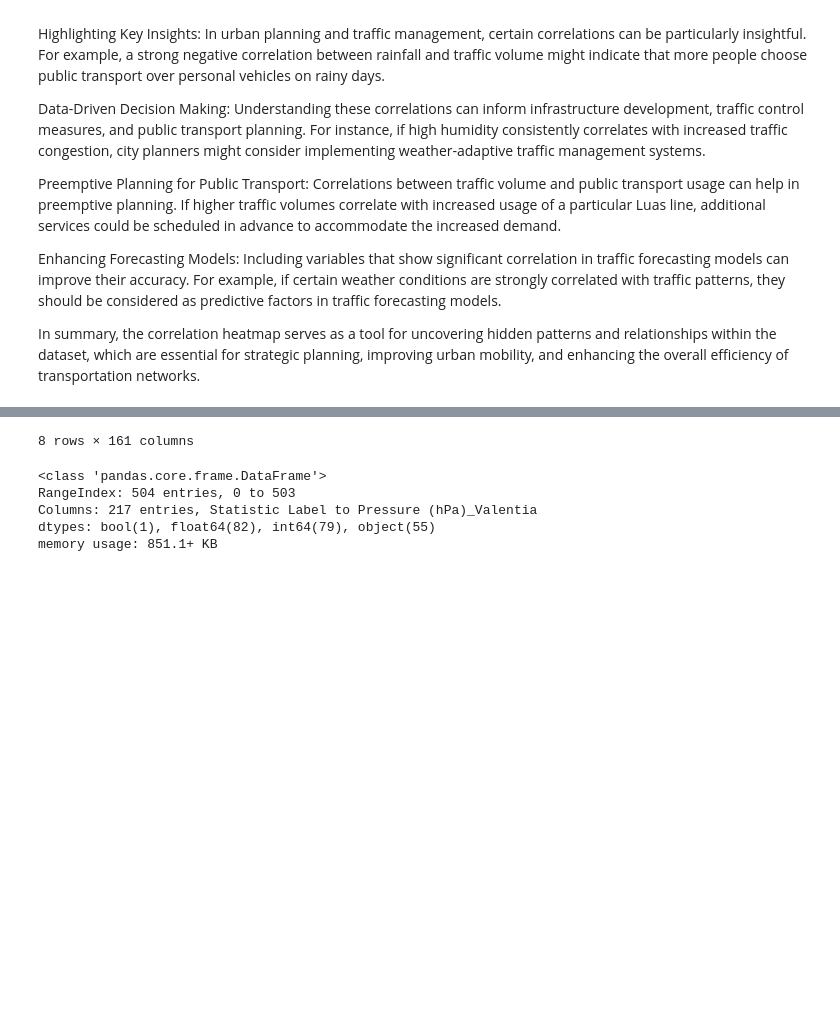
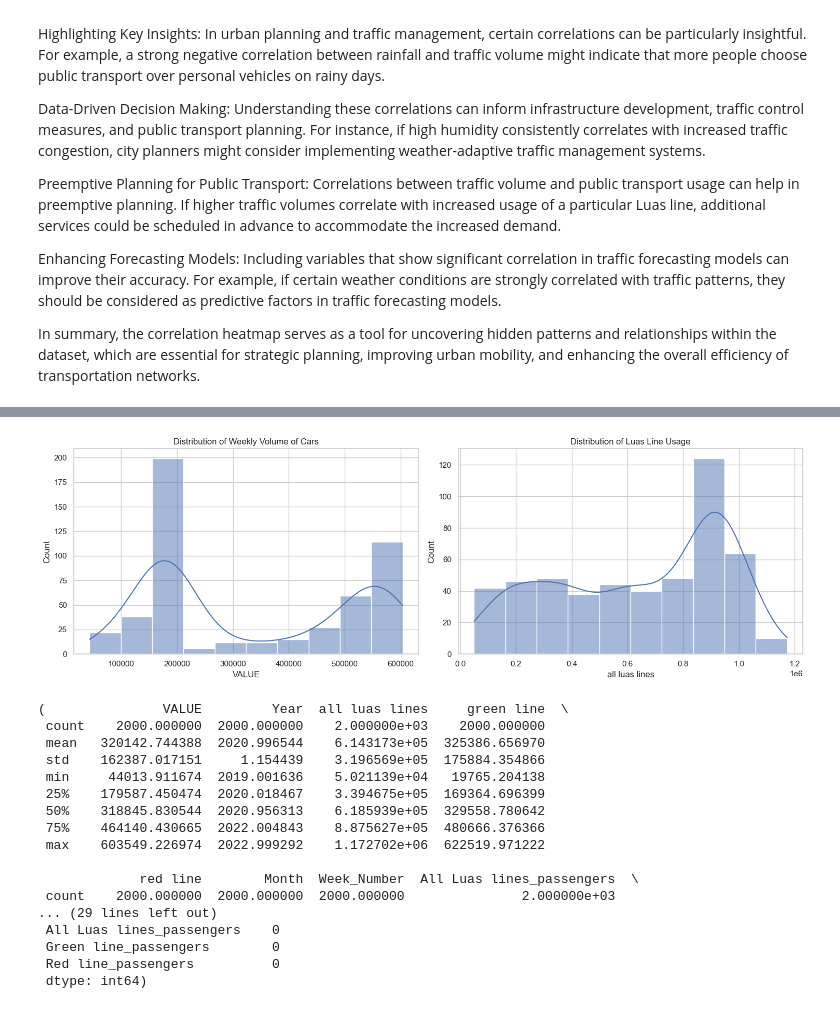
Before and after one commit to sba23022/sba23022, a Jupyter notebook: CA2_TransportFlowForecast_Analysis-checkpoint.ipynb, the cells around one changed output, grey strips where cells are left out. Cells and saved outputs as stored; diff of their text form; code cells hidden in the pictures; blank space fills up the shorter version.

```diff
--- a/CA2_TransportFlowForecast_Analysis-checkpoint.ipynb
+++ b/CA2_TransportFlowForecast_Analysis-checkpoint.ipynb
@@ -2113,2 +2047,9 @@ merged_df.describe()
 # %%
-#merged_df.to_csv('Traffic_data.csv', index=False)
+import pandas as pd
+
+# Load the dataset to examine its structure and content
+file_path = 'Extended_Dublin_Traffic_data.csv'
+data = pd.read_csv(file_path)
+
+# Displaying the first few rows of the dataset
+data.head()
@@ -2117,3 +2106,28 @@ traffic = pd.read_csv("Traffic_data.csv")
 # %%
-traffic.describe()
+import matplotlib.pyplot as plt
+import seaborn as sns
+
+# Summary statistics of the dataset
+summary_stats = data.describe()
+
+# Checking for missing values
+missing_values = data.isnull().sum()
+
+# Visualization of the distribution of a few key variables
+plt.figure(figsize=(15, 5))
+
+# Plotting the distribution of 'VALUE' (Weekly volume of cars)
+plt.subplot(1, 2, 1)
+sns.histplot(traffic_data['VALUE'], kde=True)
+plt.title('Distribution of Weekly Volume of Cars')
+
+# Plotting the distribution of 'all luas lines' (Luas line usage)
+plt.subplot(1, 2, 2)
+sns.histplot(traffic_data['all luas lines'], kde=True)
+plt.title('Distribution of Luas Line Usage')
+
+plt.tight_layout()
+plt.show()
+
+summary_stats, missing_values
 # %% [output]
@@ -2129,9 +2134,18 @@ traffic.describe()
+[figure, added]
-8 rows × 161 columns
+(               VALUE         Year  all luas lines     green line  \
+ count    2000.000000  2000.000000    2.000000e+03    2000.000000
+ mean   320142.744388  2020.996544    6.143173e+05  325386.656970
+ std    162387.017151     1.154439    3.196569e+05  175884.354866
+ min     44013.911674  2019.001636    5.021139e+04   19765.204138
+ 25%    179587.450474  2020.018467    3.394675e+05  169364.696399
+ 50%    318845.830544  2020.956313    6.185939e+05  329558.780642
+ 75%    464140.430665  2022.004843    8.875627e+05  480666.376366
+ max    603549.226974  2022.999292    1.172702e+06  622519.971222
+
+             red line        Month  Week_Number  All Luas lines_passengers  \
+ count    2000.000000  2000.000000  2000.000000               2.000000e+03
+... (29 lines left out)
+ All Luas lines_passengers    0
+ Green line_passengers        0
+ Red line_passengers          0
+ dtype: int64)
-# %%
-traffic.info()
-# %% [output]
-<class 'pandas.core.frame.DataFrame'>
-RangeIndex: 504 entries, 0 to 503
-Columns: 217 entries, Statistic Label to Pressure (hPa)_Valentia
-dtypes: bool(1), float64(82), int64(79), object(55)
-memory usage: 851.1+ KB
```
Also changed, not shown: parts of 79 cells of this notebook.
